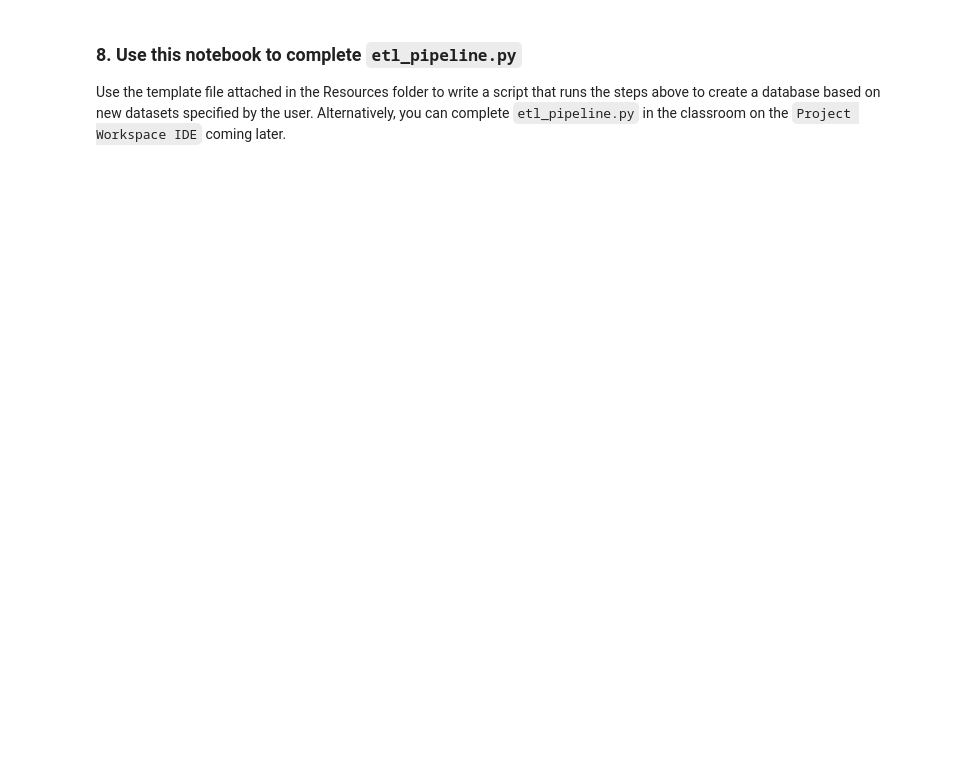
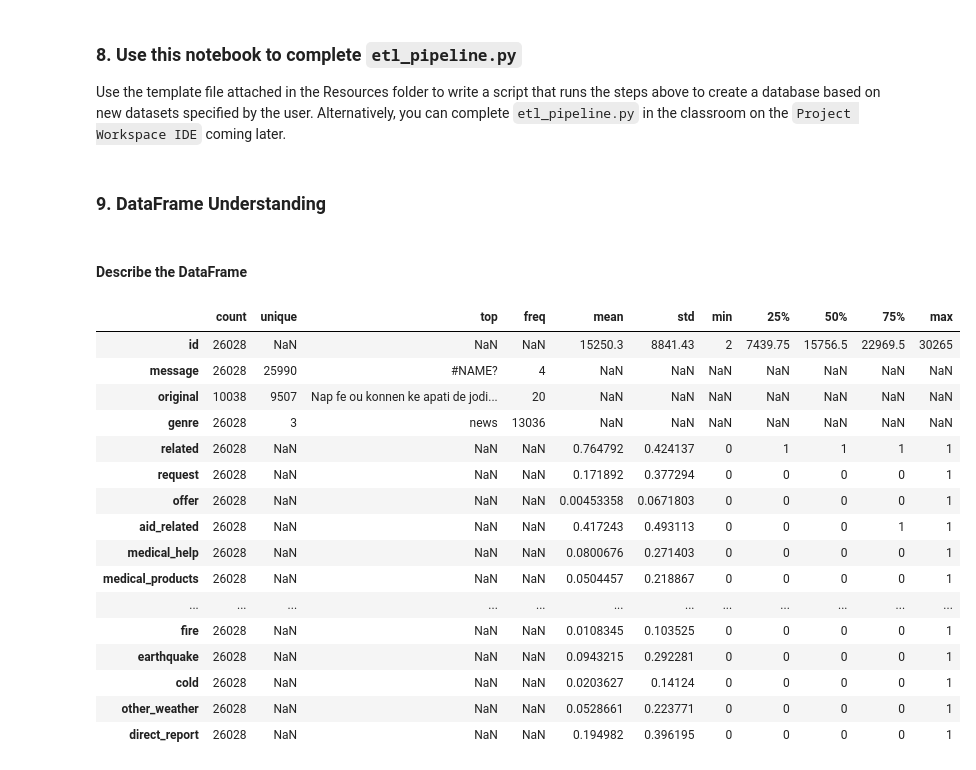
Before and after one commit to ddhartma/Disaster-Response-Pipeline-Project, a Jupyter notebook: ETL/ETL Pipeline Preparation.ipynb, the cells around one changed output. Saved outputs shown, nothing was run; the diff lists cells and outputs as text; code cells hidden in the pictures; blank space fills up the shorter version.

```diff
--- a/ETL/ETL Pipeline Preparation.ipynb
+++ b/ETL/ETL Pipeline Preparation.ipynb
@@ -213,3 +307,27 @@ printmd('#### Shape of df_check: ' + str(df_check.shape))
 # %% [markdown]
 ### 8. Use this notebook to complete `etl_pipeline.py`
 Use the template file attached in the Resources folder to write a script that runs the steps above to create a database based on new datasets specified by the user. Alternatively, you can complete `etl_pipeline.py` in the classroom on the `Project Workspace IDE` coming later.
+# %% [markdown]
+### 9. DataFrame Understanding
+# %% [markdown]
+#### Describe the DataFrame
+# %%
+df.describe(include='all').T
+# %% [output]
+|  | count | unique | top | freq | mean | std | min | 25% | 50% | 75% | max |
+| id | 26028 | NaN | NaN | NaN | 15250.3 | 8841.43 | 2 | 7439.75 | 15756.5 | 22969.5 | 30265 |
+| message | 26028 | 25990 | #NAME? | 4 | NaN | NaN | NaN | NaN | NaN | NaN | NaN |
+| original | 10038 | 9507 | Nap fe ou konnen ke apati de jodi... | 20 | NaN | NaN | NaN | NaN | NaN | NaN | NaN |
+| genre | 26028 | 3 | news | 13036 | NaN | NaN | NaN | NaN | NaN | NaN | NaN |
+| related | 26028 | NaN | NaN | NaN | 0.764792 | 0.424137 | 0 | 1 | 1 | 1 | 1 |
+| request | 26028 | NaN | NaN | NaN | 0.171892 | 0.377294 | 0 | 0 | 0 | 0 | 1 |
+| offer | 26028 | NaN | NaN | NaN | 0.00453358 | 0.0671803 | 0 | 0 | 0 | 0 | 1 |
+| aid_related | 26028 | NaN | NaN | NaN | 0.417243 | 0.493113 | 0 | 0 | 0 | 1 | 1 |
+| medical_help | 26028 | NaN | NaN | NaN | 0.0800676 | 0.271403 | 0 | 0 | 0 | 0 | 1 |
+| medical_products | 26028 | NaN | NaN | NaN | 0.0504457 | 0.218867 | 0 | 0 | 0 | 0 | 1 |
+| ... | ... | ... | ... | ... | ... | ... | ... | ... | ... | ... | ... |
+| fire | 26028 | NaN | NaN | NaN | 0.0108345 | 0.103525 | 0 | 0 | 0 | 0 | 1 |
+| earthquake | 26028 | NaN | NaN | NaN | 0.0943215 | 0.292281 | 0 | 0 | 0 | 0 | 1 |
+| cold | 26028 | NaN | NaN | NaN | 0.0203627 | 0.14124 | 0 | 0 | 0 | 0 | 1 |
+| other_weather | 26028 | NaN | NaN | NaN | 0.0528661 | 0.223771 | 0 | 0 | 0 | 0 | 1 |
+| direct_report | 26028 | NaN | NaN | NaN | 0.194982 | 0.396195 | 0 | 0 | 0 | 0 | 1 |
```
Also changed, not shown: parts of 17 cells of this notebook.
